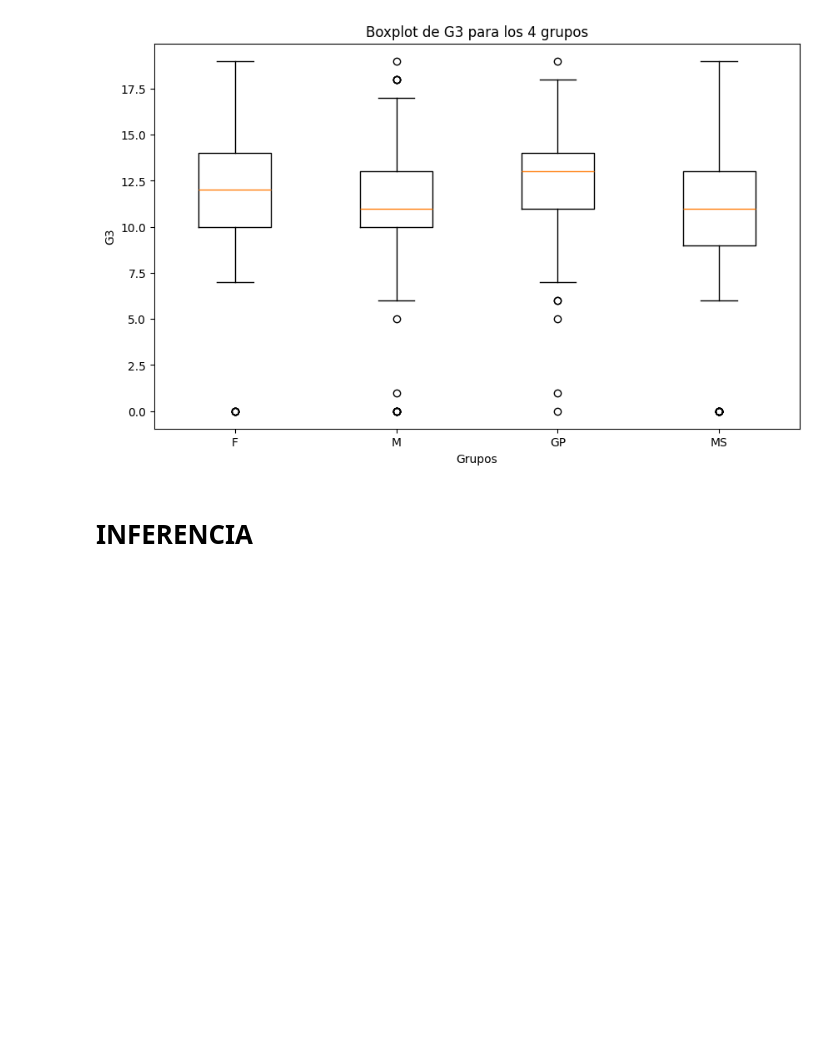
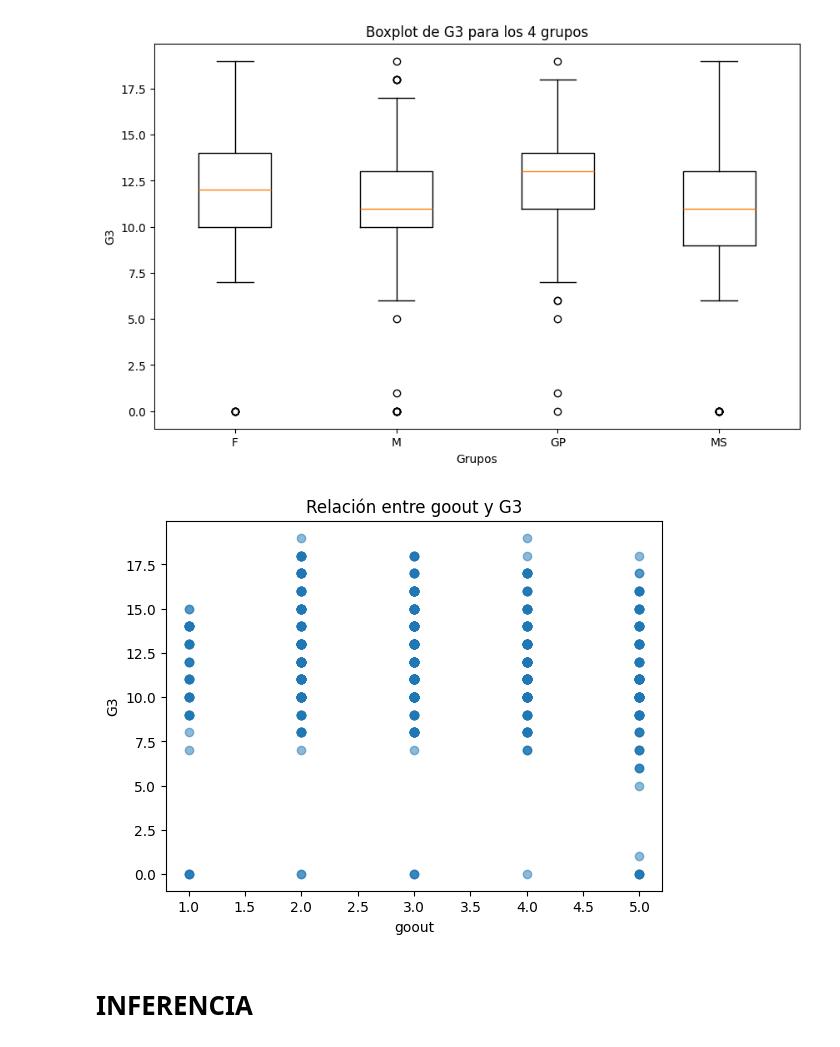
Before and after one commit to Tumup/estadistica, a Jupyter notebook: ESTADISTICA/analisis.ipynb, the cells around one changed output. Saved outputs shown, nothing was run; the diff lists cells and outputs as text; code cells hidden in the pictures; blank space fills up the shorter version.

Commit message:
grafico disper

```diff
--- a/ESTADISTICA/analisis.ipynb
+++ b/ESTADISTICA/analisis.ipynb
@@ -236,6 +237,23 @@ plt.ylabel(variable_y)
 plt.show()
 # %% [output]
 [figure]
+# %%
+
+
+# Suponiendo que ya has leído el DataFrame df desde el archivo CSV
+
+# Selecciona las variables de interés
+variable_x = 'goout'
+variable_y = 'G3'
+
+# Crea el gráfico de dispersión
+plt.scatter(dfc[variable_x], dfc[variable_y], alpha=0.5)
+plt.title(f'Relación entre {variable_x} y {variable_y}')
+plt.xlabel(variable_x)
+plt.ylabel(variable_y)
+plt.show()
+# %% [output]
+[figure, added]
 # %% [markdown]
 # INFERENCIA
 # %% [markdown]
```
Also changed, not shown: parts of 2 cells of this notebook.
